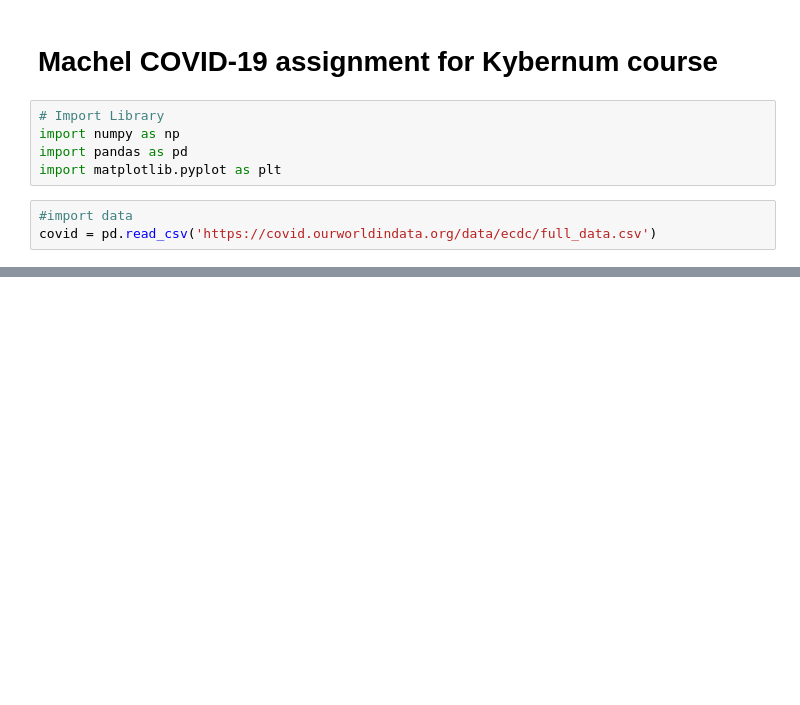
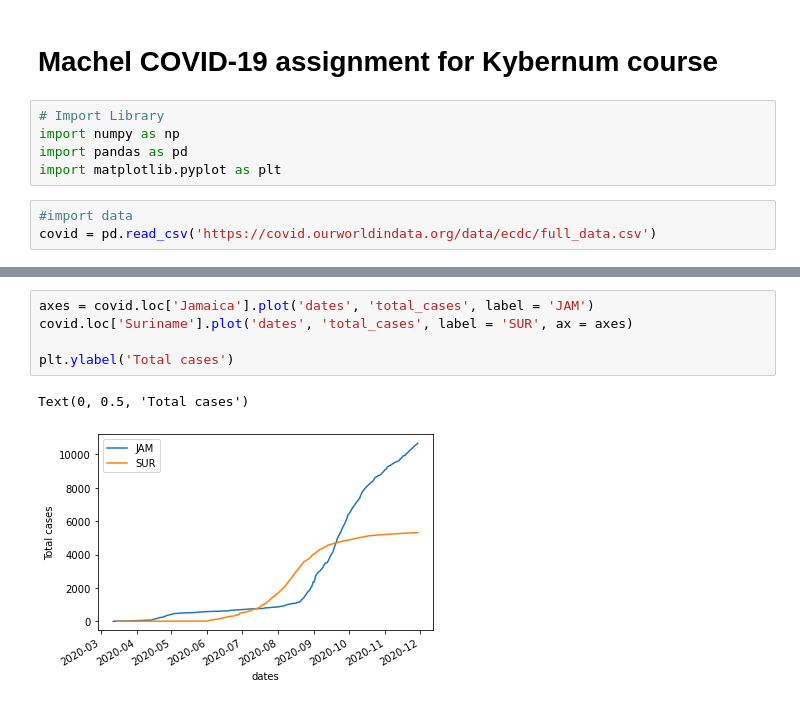
Before and after one commit to machelpantin/Covid_assignment, a Jupyter notebook: Machel assignment.ipynb, the cells around one changed output, grey strips where cells are left out. Saved outputs shown, nothing was run; the diff lists cells and outputs as text; blank space fills up the shorter version.

```diff
--- a/Machel assignment.ipynb
+++ b/Machel assignment.ipynb
@@ -26,0 +120,8 @@ covid
+# %%
+axes = covid.loc['Jamaica'].plot('dates', 'total_cases', label = 'JAM')
+covid.loc['Suriname'].plot('dates', 'total_cases', label = 'SUR', ax = axes)
+
+plt.ylabel('Total cases')
+# %% [output]
+Text(0, 0.5, 'Total cases')
+[figure, added]
```
Also changed, not shown: parts of 19 cells of this notebook, 1 other file.
